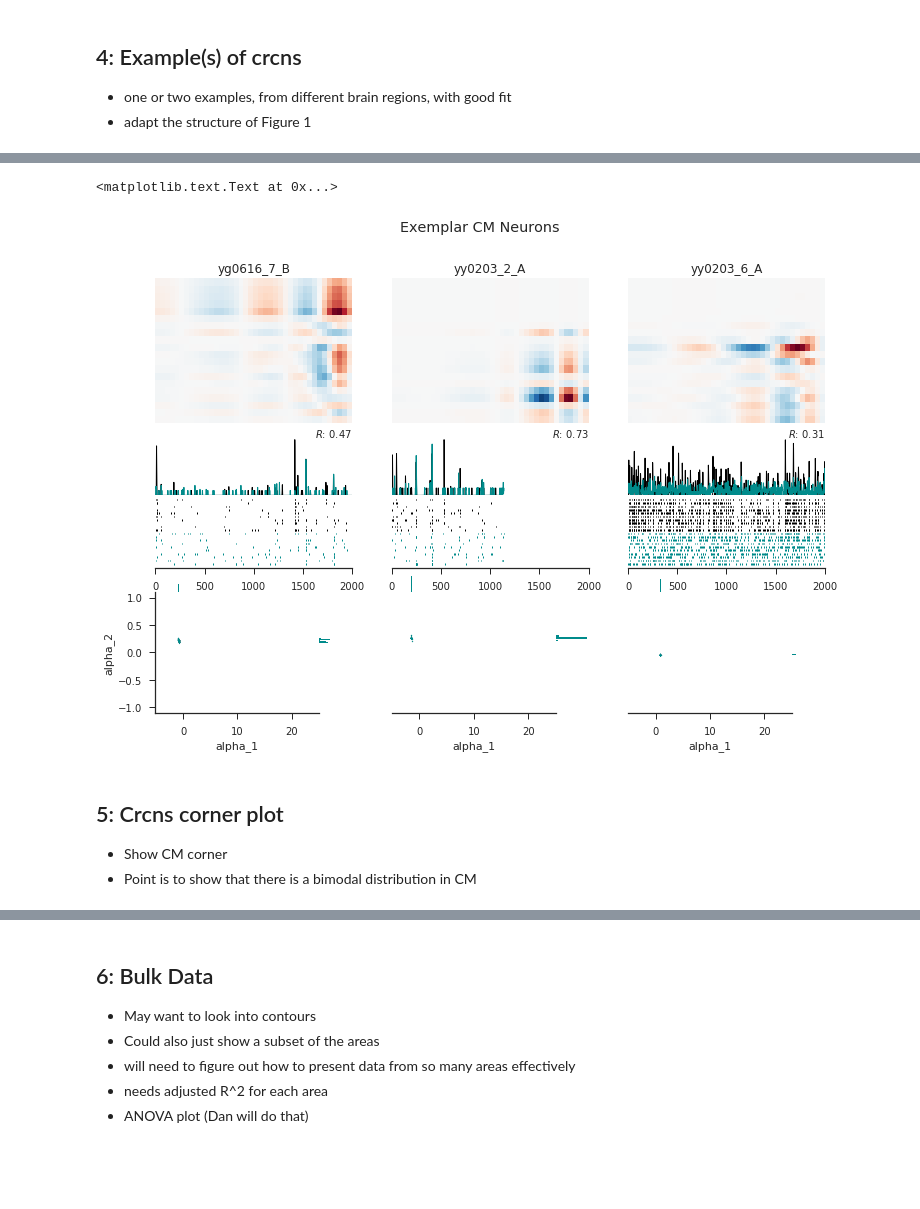
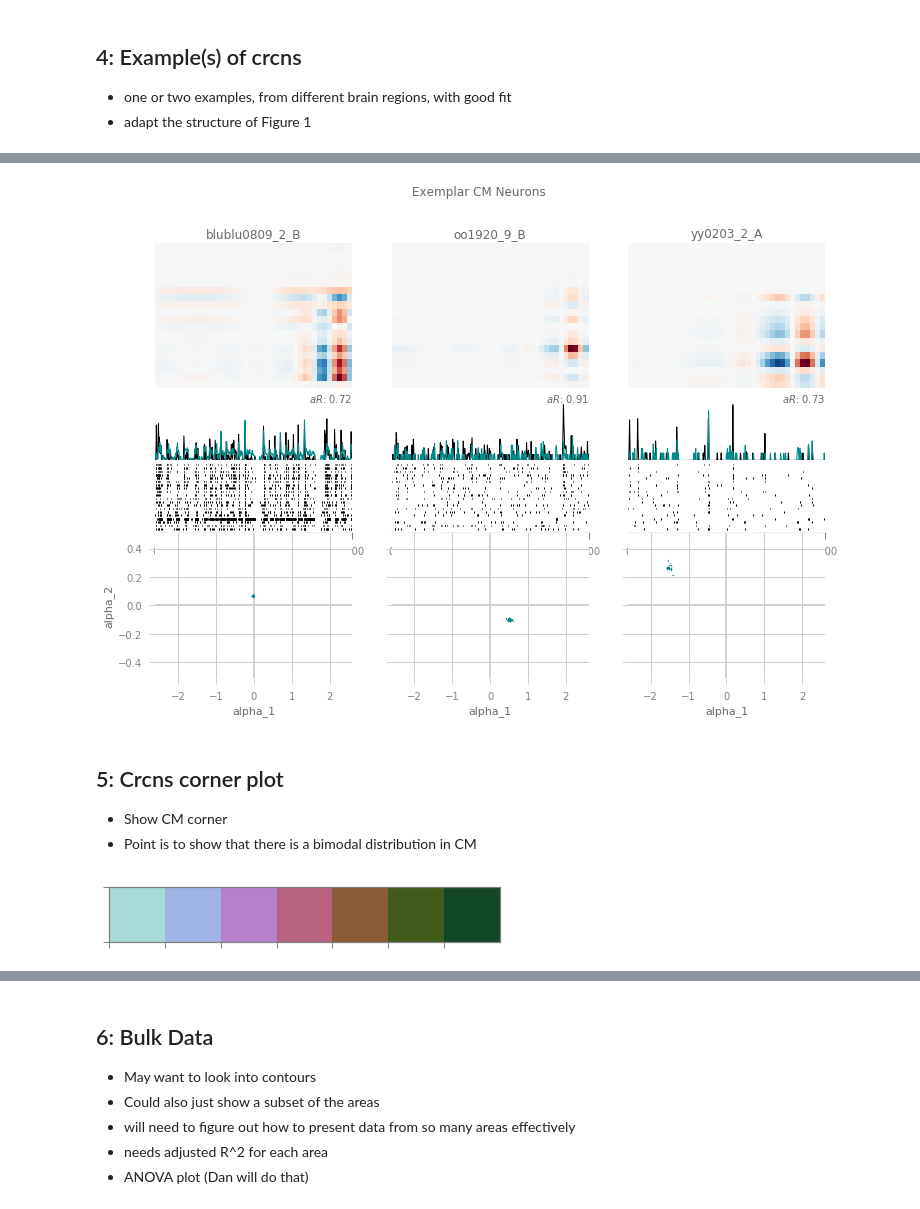
Before and after one commit to melizalab/dstrf, a Jupyter notebook: notebooks/analysis/Paper Figures.ipynb, the cells around one changed output, grey strips where cells are left out. Cells and saved outputs as stored; diff of their text form; code cells hidden in the pictures; blank space fills up the shorter version.

```diff
--- a/notebooks/analysis/Paper Figures.ipynb
+++ b/notebooks/analysis/Paper Figures.ipynb
@@ -131 +159,7 @@ def despine(ax,x=True,y=True):
+# %%
+ccolors = [(0,0.3,0.3),(0,0.6,0.6),(0,0.9,0.9)]
+mcolors = [(0.3,0.3,0),(0.6,0.6,0),(0.9,0.9,0)]
+ycolors = [(0.3,0,0.3),(0.6,0,0.6),(0.9,0,0.9)]
+
+est_clr = ["darkcyan", "darkmagenta", "goldenrod"]
 # %%
@@ -134,0 +167,11 @@ dict_keys(['b-phasic-24', 'b-phasic-4', 'b-tonic-12', 'b-tonic-4', 'b-phasic-12'
+# %%
+%%time
+rootstr = "/scratch/dmeliza/modeldata/SNR4posp-norm/{}/rf.npz"
+#cell_data = {}
+cell_nums = [4,14,24]
+models = ["posp","tonic","phasic"]
+
+for m in models:
+    for n in cell_nums:
+        cell = model_cell_str(m,n)
+        if cell not in cell_data: cell_data[cell] = get_results(m,n)
@@ -386,7 +476,10 @@ cmresml, cmmpml = load_mldat("cm",EOcut=0.2,CORcut=0.2,root='/home/tyler/dstrf_r
+# %%
+sns.set_palette("tab10",7)
 # %%
-cm_select = ['yg0616_7_B','yy0203_2_A', 'yy0203_6_A']
+cm_select = ['blublu0809_2_B','oo1920_9_B', 'yy0203_2_A']
+
 fig = figure(4, figsize=(12, 8))
-grid = gridspec.GridSpec(4, 3, wspace=0.2, hspace=0, height_ratios=[1,0.5,0.5,1])
+grid = gridspec.GridSpec(5, 3, wspace=0.2, hspace=0, height_ratios=[1,0.5,0.5,1])
 for i,c in enumerate(cm_select):
 
     # strf estimate
@@ -414,12 +507,14 @@ for i,c in enumerate(cm_select):
         spk = mltest.predict(mparam,mat_fixed,V_mc)
         spk_t = spk.nonzero()[0]
         ax.vlines(spk_t * config["mat"]["model_dt"] / config["strf"]["stim_dt"],
-               k, k + 0.5,linewidth=1,color=est_clr[0])
+               k, k + 0.5,linewidth=1)
         all_spks.append(spk)
 
     for l, spk in enumerate(test_data["spike_t"]):
         ax.vlines(spk * config["mat"]["model_dt"] / config["strf"]["stim_dt"],
                 l + k + 1, l + k + 1.5, data_clr,linewidth=1)
+    duration = len(V_mc)
+    duration = 1000
     ax.set_yticks([])
     ax.set_xlim(0,duration)
 
@@ -432,54 +527,58 @@ for i,c in enumerate(cm_select):
     test_psth = spikes.psth(test_data["spike_v"], upsample, 1)
     mx = np.max([psth,test_psth])
     ax.plot(test_psth/mx,linewidth=1,color=data_clr,label="data")
-    ax.plot(psth/mx,linewidth=1,color=est_clr[0],label="estimate")
+    ax.plot(psth/mx,linewidth=1,label="estimate")
     eo = cmresem[c]["corr"].tolist() /  cmresem[c]["eo"].tolist()
     #plot([],[],' ',label="$R$: {:.2f}".format(eo))
     if i+j == 0: ax.legend(["data","estimate"],loc="upper left")
-    t = ax.text(duration,1.04,"$R$: {:.2f}".format(eo),fontsize=10)
+    t = ax.text(duration,1.04,"$aR$: {:.2f}".format(eo),fontsize=10)
     t.set_ha("right")
     ax.set_xlim(0,duration)
     ax.set_ylim(0,1.3)
     despine(ax)
     fig.add_subplot(ax)
 
 
-    bottom = gridspec.GridSpecFromSubplotSpec(2, 2, subplot_spec=grid[i+9], wspace=0, hspace=0,
-                                              height_ratios=[0.2,1],
-                                              width_ratios=[1,0.2])
-    ax = subplot(bottom[0])
+   # bottom = gridspec.GridSpecFromSubplotSpec(2, 2, subplot_spec=grid[i+12], wspace=0, hspace=0,
+   #                                           height_ratios=[0.2,1],
+   #                                           width_ratios=[1,0.2])
+    #ax = subplot(bottom[0])
+    #subplot(4,3,10)
     a1 = cmresem[c]["chain"][-500:,1]
     a2 = cmresem[c]["chain"][-500:,2]
 
-    ax.hist(a1,bins=10,color=est_clr[0])
-    ax.set_xlim(mrange[0][1])
-    ax.axis("off")
+    #ax.hist(a1,bins=10,color=est_clr[0])
+    #ax.set_xlim(slimrange[0][1])
+    #ax.axis("off")
 
+    '''
     ax = subplot(bottom[3])
     ax.hist(a2,bins=10,orientation="horizontal",color=est_clr[0])
-    ax.set_ylim(mrange[0][2])
+    ax.set_ylim(slimrange[0][2])
     ax.axis("off")
+    '''
 
-    ax = subplot(bottom[2])
-    ax.scatter(a1,a2,alpha=0.1,s=1,color=est_clr[0])
+    ax = subplot(grid[i+9])
+    gridstyle(ax)
+    ax.scatter(a1,a2,alpha=0.1,s=1,zorder=10)
     ax.set_xlabel("alpha_1")
-    ax.set_xlim(mrange[0][1])
+    ax.set_xlim(slimrange[0][1])
 
     if i==0:
         ax.set_ylabel("alpha_2")
     else:
-        ax.set_yticks([])
-        ax.spines['left'].set_visible(False)
+        ax.set_yticklabels([])
+        #ax.spines['left'].set_visible(False)
 
-    ax.spines['right'].set_visible(False)
-    ax.spines['top'].set_visible(False)
-    ax.set_ylim(mrange[0][2])
+    #ax.spines['right'].set_visible(False)
+    #ax.spines['top'].set_visible(False)
+    ax.set_ylim(slimrange[0][2])
     ax.tick_params(top="off")
 
 suptitle("Exemplar CM Neurons")
+if savefigs: savefig(figroot+"fig4_cm_examples.pdf",transparent=True)
 # %% [output]
-<matplotlib.text.Text at 0x...>
-[figure, old version]
+[figure, new version]
 # %% [markdown]
 ## 5: Crcns corner plot
 - Show CM corner
@@ -492,0 +586,5 @@ for c in cmmpem:
+# %%
+ch = sns.cubehelix_palette(7,rot=-1.5,start=300,hue=1,dark=0.2,light=0.8)
+sns.palplot(ch)
+# %% [output]
+[figure, added]
```
Also changed, not shown: parts of 28 cells of this notebook, 3 other files.
